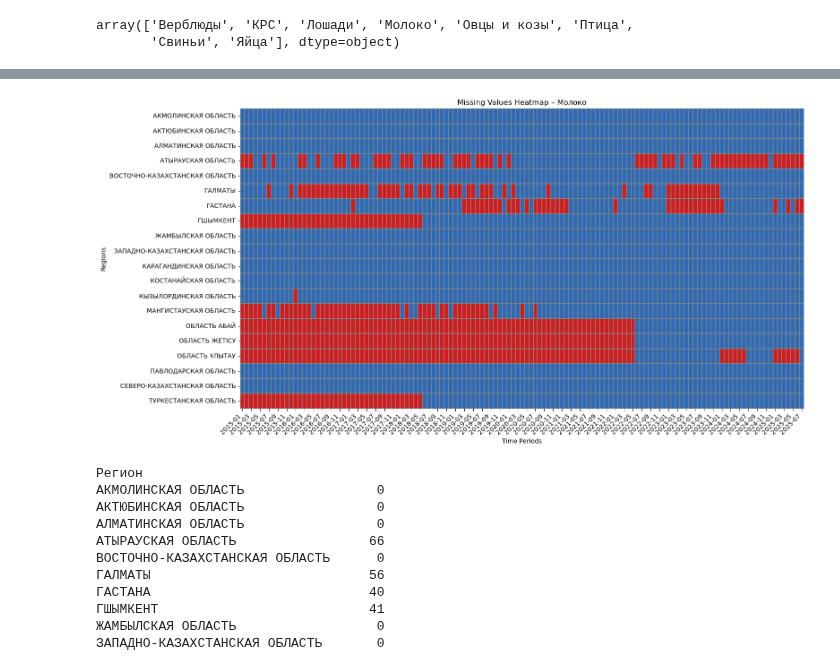
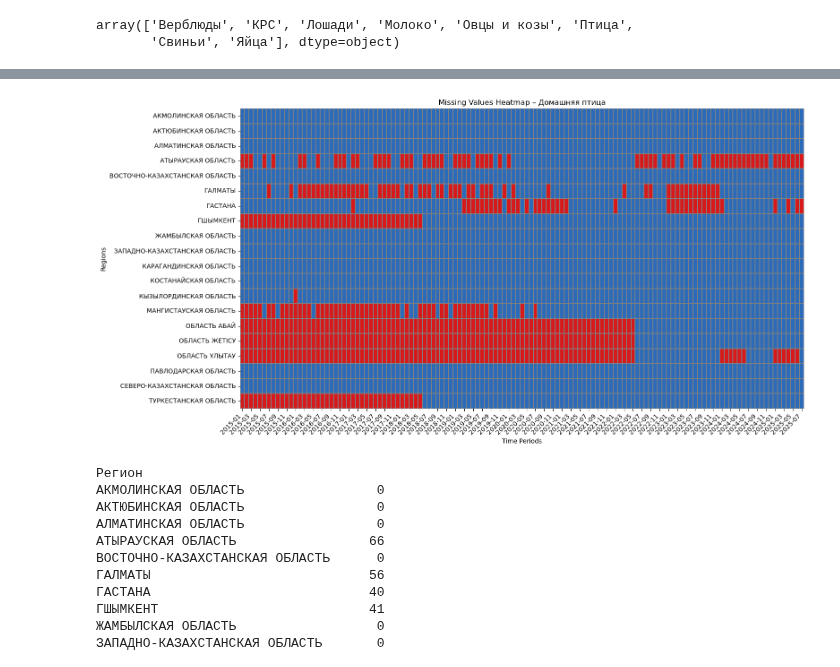
Before and after one commit to Madi147/ICC, a Jupyter notebook: Models/Птицы/Датасет птица copy.ipynb, the cells around one changed output, grey strips where cells are left out. Cells and saved outputs as stored; diff of their text form; code cells hidden in the pictures.

```diff
--- a/Models/Птицы/Датасет птица copy.ipynb
+++ b/Models/Птицы/Датасет птица copy.ipynb
@@ -54,28 +54,28 @@ df_bird.head()
 # %%
 period_cols = [c for c in df_bird.columns if c not in ["Показатель", "Регион"]]
 missing_matrix = (
     df_bird.set_index("Регион")[period_cols]
           .isna()
           .astype(int)
 )
 plt.figure(figsize=(16, 8))
 sns.heatmap(
     missing_matrix,
     cmap=["#2b6bba", "#d7191c"],   # blue = data present, red = missing
     cbar=False,
     linewidths=0.3,
     linecolor="grey"
 )
 
-plt.title("Missing Values Heatmap – Молоко")
+plt.title("Missing Values Heatmap – Домашняя птица")
 plt.xlabel("Time Periods")
 plt.ylabel("Regions")
 plt.xticks(rotation=45, ha="right")
 plt.yticks(rotation=0)
 plt.tight_layout()
 plt.show()
 # %% [output]
-[figure, old version]
+[figure, new version]
 # %%
 df_bird.groupby("Регион").apply(lambda g: g.isna().sum().sum())
 # %% [output]
```
Also changed, not shown: 37 other files.
